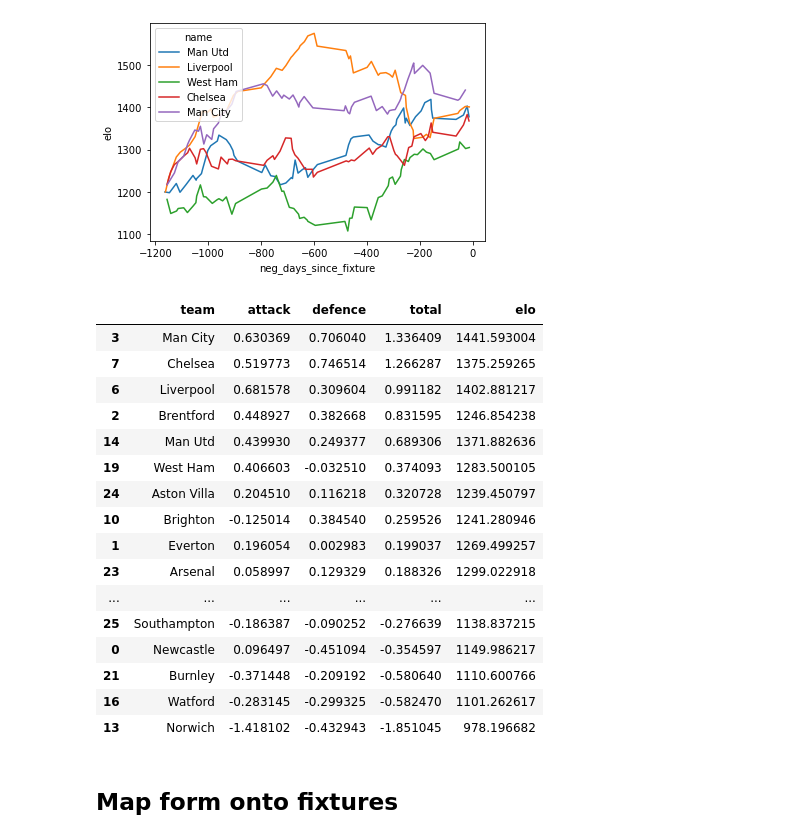
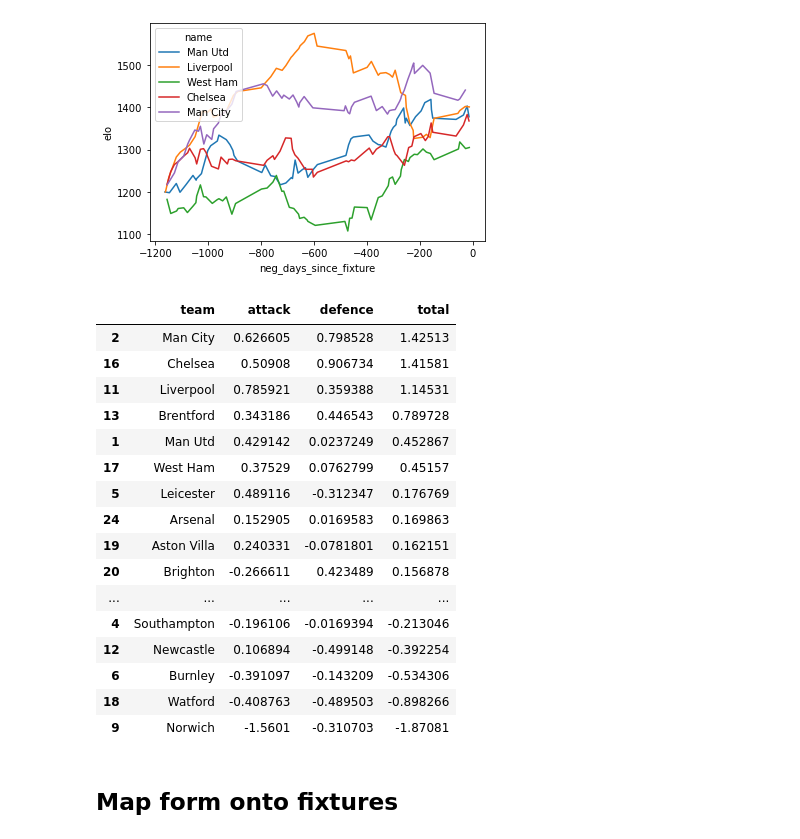
Before and after one commit to oli5679/FantasyFootball, a Jupyter notebook: 001-fixture-modelling.ipynb, the cells around one changed output. Saved outputs shown, nothing was run; the diff lists cells and outputs as text; code cells hidden in the pictures.

```diff
--- a/001-fixture-modelling.ipynb
+++ b/001-fixture-modelling.ipynb
@@ -148,25 +168,25 @@ sns.lineplot(data=filtered, hue='name', y='elo', x='neg_days_since_fixture')
 # %%
 form['elo'] =pd.Series(elo_ratings).sort_index()
 # %%
-form.iloc[list(set(fixtures.team_h))].sort_values(by='total',ascending=False).style.background_gradient(cmap='Blues')
+form.iloc[list(set(fixtures.team_h))].sort_values(by='total',ascending=False)
 # %% [output]
-|  | team | attack | defence | total | elo |
-| 3 | Man City | 0.630369 | 0.706040 | 1.336409 | 1441.593004 |
-| 7 | Chelsea | 0.519773 | 0.746514 | 1.266287 | 1375.259265 |
-| 6 | Liverpool | 0.681578 | 0.309604 | 0.991182 | 1402.881217 |
-| 2 | Brentford | 0.448927 | 0.382668 | 0.831595 | 1246.854238 |
-| 14 | Man Utd | 0.439930 | 0.249377 | 0.689306 | 1371.882636 |
-| 19 | West Ham | 0.406603 | -0.032510 | 0.374093 | 1283.500105 |
-| 24 | Aston Villa | 0.204510 | 0.116218 | 0.320728 | 1239.450797 |
-| 10 | Brighton | -0.125014 | 0.384540 | 0.259526 | 1241.280946 |
-| 1 | Everton | 0.196054 | 0.002983 | 0.199037 | 1269.499257 |
-| 23 | Arsenal | 0.058997 | 0.129329 | 0.188326 | 1299.022918 |
-| ... | ... | ... | ... | ... | ... |
-| 25 | Southampton | -0.186387 | -0.090252 | -0.276639 | 1138.837215 |
-| 0 | Newcastle | 0.096497 | -0.451094 | -0.354597 | 1149.986217 |
-| 21 | Burnley | -0.371448 | -0.209192 | -0.580640 | 1110.600766 |
-| 16 | Watford | -0.283145 | -0.299325 | -0.582470 | 1101.262617 |
-| 13 | Norwich | -1.418102 | -0.432943 | -1.851045 | 978.196682 |
+|  | team | attack | defence | total |
+| 2 | Man City | 0.626605 | 0.798528 | 1.42513 |
+| 16 | Chelsea | 0.50908 | 0.906734 | 1.41581 |
+| 11 | Liverpool | 0.785921 | 0.359388 | 1.14531 |
+| 13 | Brentford | 0.343186 | 0.446543 | 0.789728 |
+| 1 | Man Utd | 0.429142 | 0.0237249 | 0.452867 |
+| 17 | West Ham | 0.37529 | 0.0762799 | 0.45157 |
+| 5 | Leicester | 0.489116 | -0.312347 | 0.176769 |
+| 24 | Arsenal | 0.152905 | 0.0169583 | 0.169863 |
+| 19 | Aston Villa | 0.240331 | -0.0781801 | 0.162151 |
+| 20 | Brighton | -0.266611 | 0.423489 | 0.156878 |
+| ... | ... | ... | ... | ... |
+| 4 | Southampton | -0.196106 | -0.0169394 | -0.213046 |
+| 12 | Newcastle | 0.106894 | -0.499148 | -0.392254 |
+| 6 | Burnley | -0.391097 | -0.143209 | -0.534306 |
+| 18 | Watford | -0.408763 | -0.489503 | -0.898266 |
+| 9 | Norwich | -1.5601 | -0.310703 | -1.87081 |
 # %% [markdown]
 ## Map form onto fixtures
 # %%
```
Also changed, not shown: parts of 6 cells of this notebook, 2 other files.
